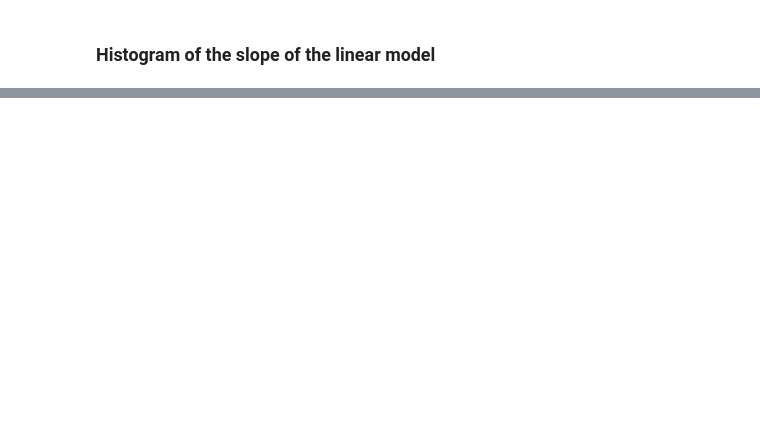
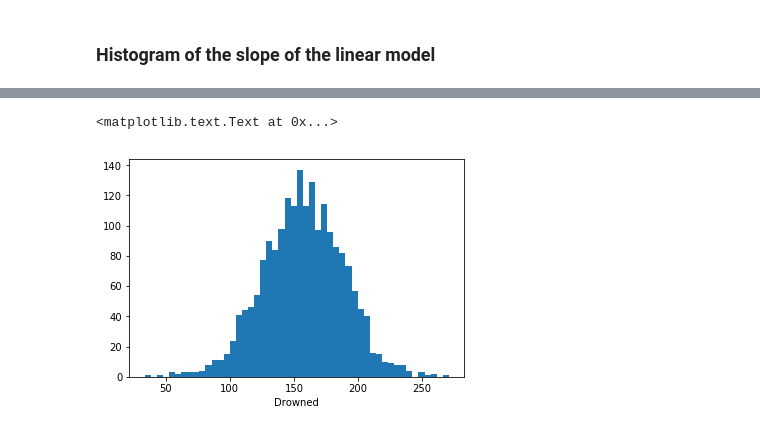
Before and after one commit to SuperShinyEyes/jupyter-notebook-cheatsheet, a Jupyter notebook: Linear Model.ipynb, the cells around one changed output, grey strips where cells are left out. Cells and saved outputs as stored; diff of their text form; code cells hidden in the pictures; blank space fills up the shorter version.

```diff
--- a/Linear Model.ipynb
+++ b/Linear Model.ipynb
@@ -275,0 +139,6 @@ stan_utility.check_div(fit)
+# %%
+plt.hist(samples['ypred'], 50)
+plt.xlabel("Drowned")
+# %% [output]
+<matplotlib.text.Text at 0x...>
+[figure, added]
```
Also changed, not shown: parts of 72 cells of this notebook, 4 other files.
